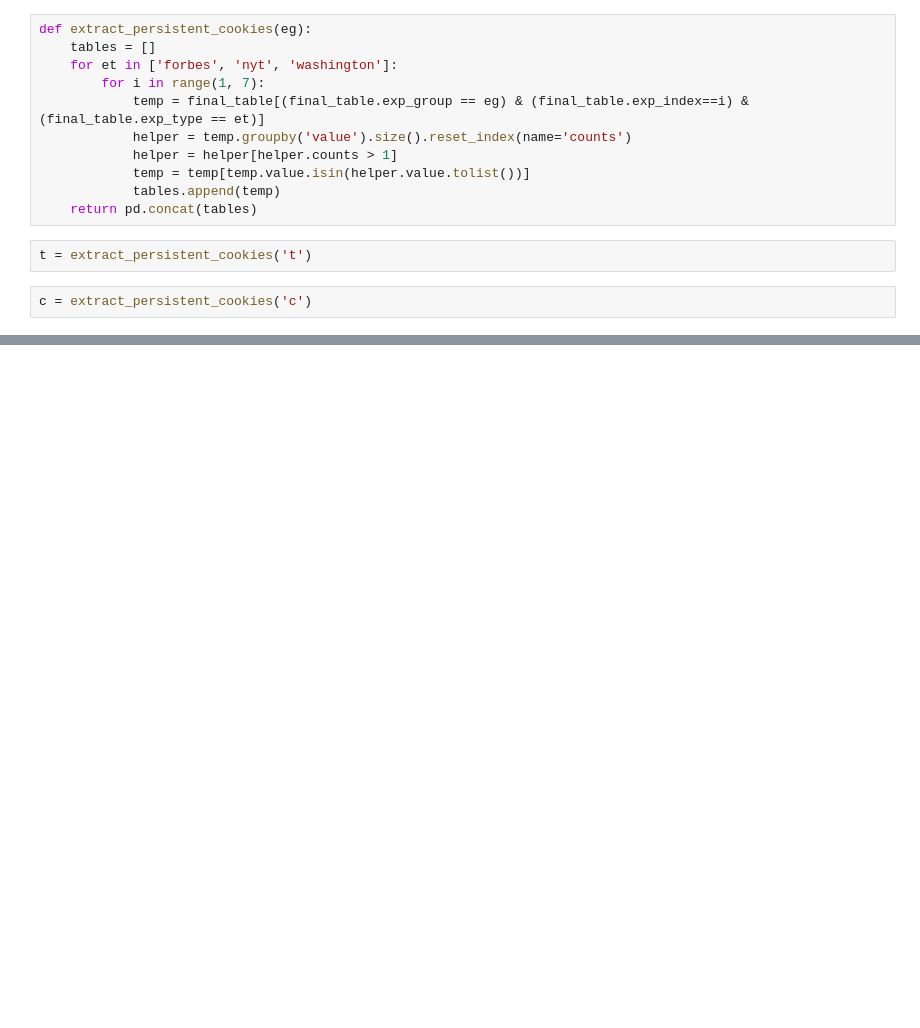
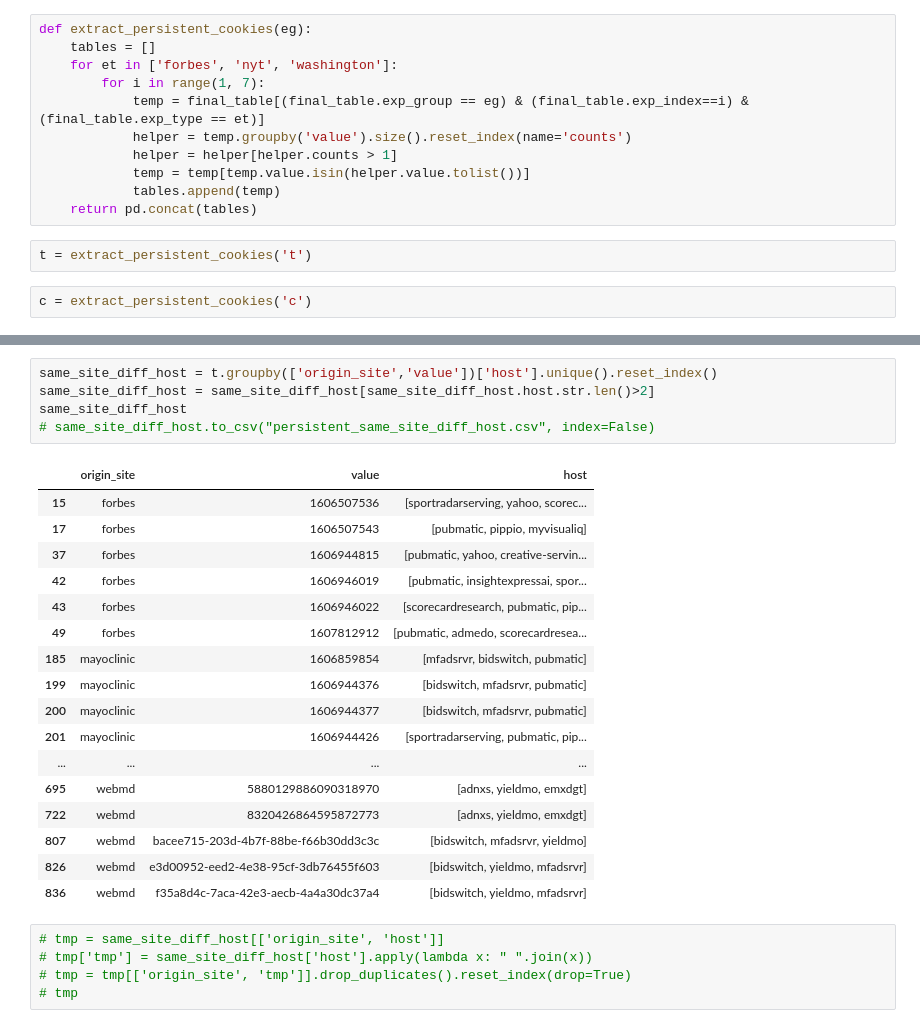
Before and after one commit to Sprinkle612/Cornell-Tech-Spec-Privacy-Fall2020, a Jupyter notebook: persistent-cookies-explore.ipynb, the cells around one changed output, grey strips where cells are left out. Cells and saved outputs as stored; diff of their text form; blank space fills up the shorter version.

```diff
--- a/persistent-cookies-explore.ipynb
+++ b/persistent-cookies-explore.ipynb
@@ -81,0 +56,28 @@ t.groupby(['exp_group', 'exp_index', 'visit_id', 'value']).size().reset_index()
+# %%
+same_site_diff_host = t.groupby(['origin_site','value'])['host'].unique().reset_index()
+same_site_diff_host = same_site_diff_host[same_site_diff_host.host.str.len()>2]
+same_site_diff_host
+# same_site_diff_host.to_csv("persistent_same_site_diff_host.csv", index=False)
+# %% [output]
+|  | origin_site | value | host |
+| 15 | forbes | 1606507536 | [sportradarserving, yahoo, scorec... |
+| 17 | forbes | 1606507543 | [pubmatic, pippio, myvisualiq] |
+| 37 | forbes | 1606944815 | [pubmatic, yahoo, creative-servin... |
+| 42 | forbes | 1606946019 | [pubmatic, insightexpressai, spor... |
+| 43 | forbes | 1606946022 | [scorecardresearch, pubmatic, pip... |
+| 49 | forbes | 1607812912 | [pubmatic, admedo, scorecardresea... |
+| 185 | mayoclinic | 1606859854 | [mfadsrvr, bidswitch, pubmatic] |
+| 199 | mayoclinic | 1606944376 | [bidswitch, mfadsrvr, pubmatic] |
+| 200 | mayoclinic | 1606944377 | [bidswitch, mfadsrvr, pubmatic] |
+| 201 | mayoclinic | 1606944426 | [sportradarserving, pubmatic, pip... |
+| ... | ... | ... | ... |
+| 695 | webmd | 5880129886090318970 | [adnxs, yieldmo, emxdgt] |
+| 722 | webmd | 8320426864595872773 | [adnxs, yieldmo, emxdgt] |
+| 807 | webmd | bacee715-203d-4b7f-88be-f66b30dd3c3c | [bidswitch, mfadsrvr, yieldmo] |
+| 826 | webmd | e3d00952-eed2-4e38-95cf-3db76455f603 | [bidswitch, yieldmo, mfadsrvr] |
+| 836 | webmd | f35a8d4c-7aca-42e3-aecb-4a4a30dc37a4 | [bidswitch, yieldmo, mfadsrvr] |
+# %%
+# tmp = same_site_diff_host[['origin_site', 'host']]
+# tmp['tmp'] = same_site_diff_host['host'].apply(lambda x: " ".join(x))
+# tmp = tmp[['origin_site', 'tmp']].drop_duplicates().reset_index(drop=True)
+# tmp
```
Also changed, not shown: parts of 4 cells of this notebook, 5 other files.
